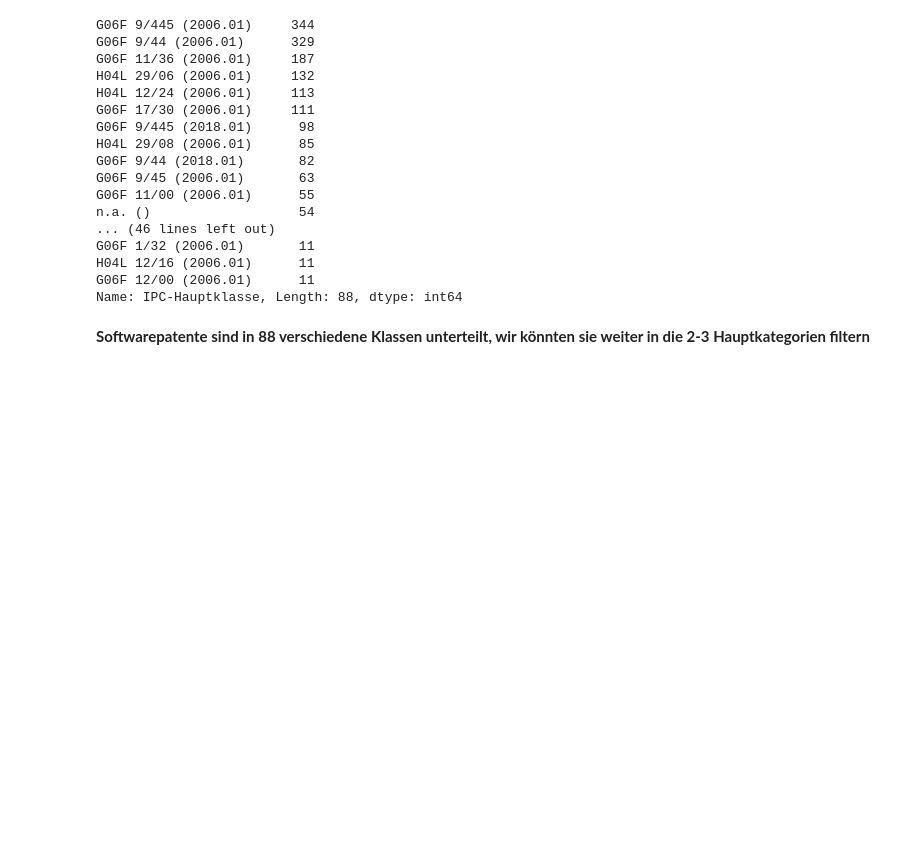
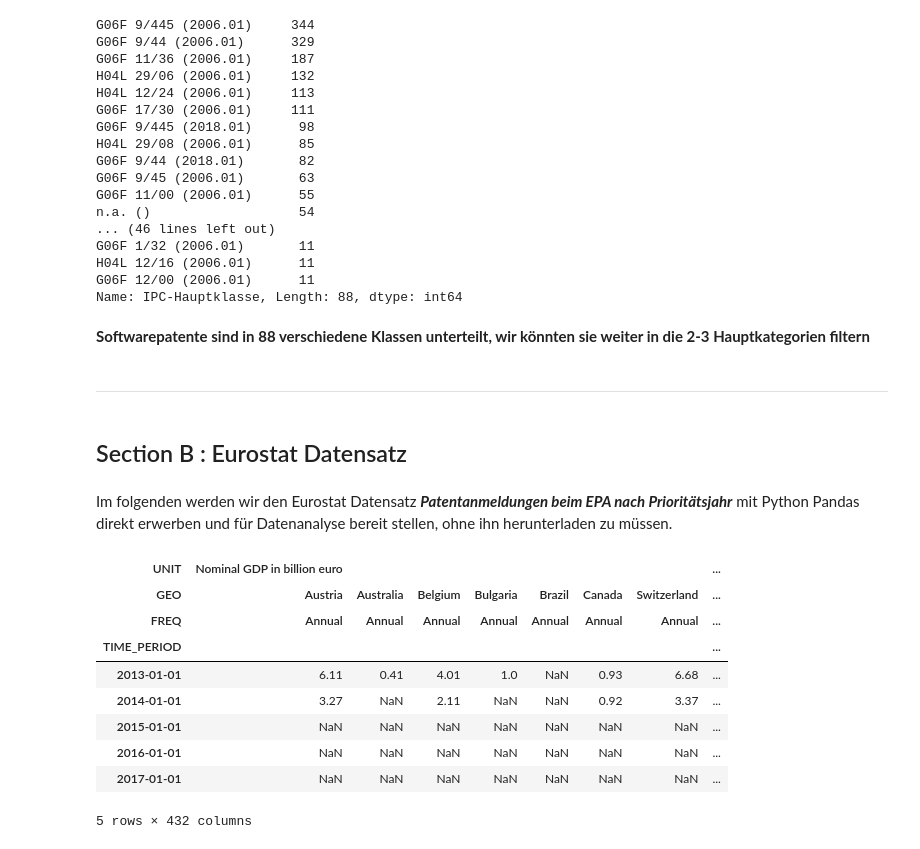
Before and after one commit to OrestisP/Patent-Registry-DPMA, a Jupyter notebook: Patent registry DPMA.ipynb, the cells around one changed output. Saved outputs shown, nothing was run; the diff lists cells and outputs as text; code cells hidden in the pictures; blank space fills up the shorter version.

```diff
--- a/Patent registry DPMA.ipynb
+++ b/Patent registry DPMA.ipynb
@@ -217,3 +220,9 @@ G06F 12/00 (2006.01)      11
 Name: IPC-Hauptklasse, Length: 88, dtype: int64
 # %% [markdown]
 **Softwarepatente sind in 88 verschiedene Klassen unterteilt, wir könnten sie weiter in die 2-3 Hauptkategorien filtern**
+# %% [markdown]
+***********
+# %% [markdown]
+## Section B : Eurostat Datensatz
+# %% [markdown]
+Im folgenden werden wir den Eurostat Datensatz ***Patentanmeldungen beim EPA nach Prioritätsjahr*** mit Python Pandas direkt erwerben und für Datenanalyse bereit stellen, ohne ihn herunterladen zu müssen.
@@ -219,0 +231,16 @@ Name: IPC-Hauptklasse, Length: 88, dtype: int64
+# %%
+start=2013
+end=2017
+df1=data.DataReader(name="pat_ep_ntot",data_source="eurostat",start=start,end=end) # name: the name of the Dataset
+df1
+# %% [output]
+| UNIT | Nominal GDP in billion euro |  |  |  |  |  |  | ... |
+| GEO | Austria | Australia | Belgium | Bulgaria | Brazil | Canada | Switzerland | ... |
+| FREQ | Annual | Annual | Annual | Annual | Annual | Annual | Annual | ... |
+| TIME_PERIOD |  |  |  |  |  |  |  | ... |
+| 2013-01-01 | 6.11 | 0.41 | 4.01 | 1.0 | NaN | 0.93 | 6.68 | ... |
+| 2014-01-01 | 3.27 | NaN | 2.11 | NaN | NaN | 0.92 | 3.37 | ... |
+| 2015-01-01 | NaN | NaN | NaN | NaN | NaN | NaN | NaN | ... |
+| 2016-01-01 | NaN | NaN | NaN | NaN | NaN | NaN | NaN | ... |
+| 2017-01-01 | NaN | NaN | NaN | NaN | NaN | NaN | NaN | ... |
+5 rows × 432 columns
```
Also changed, not shown: parts of 10 cells of this notebook.
